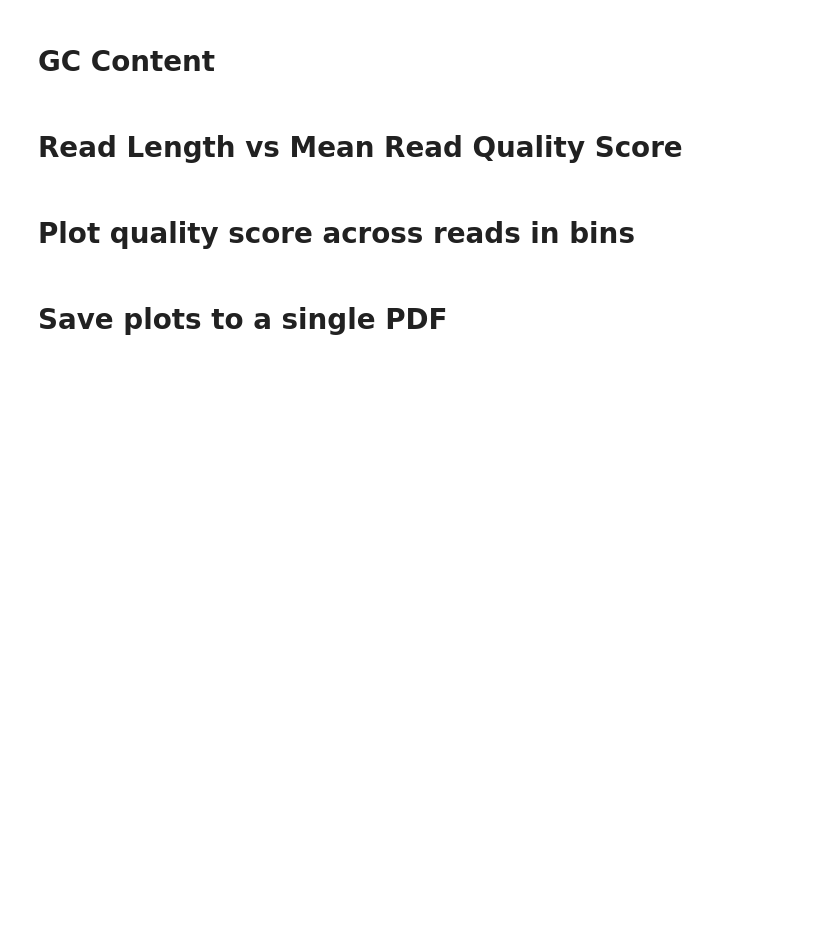
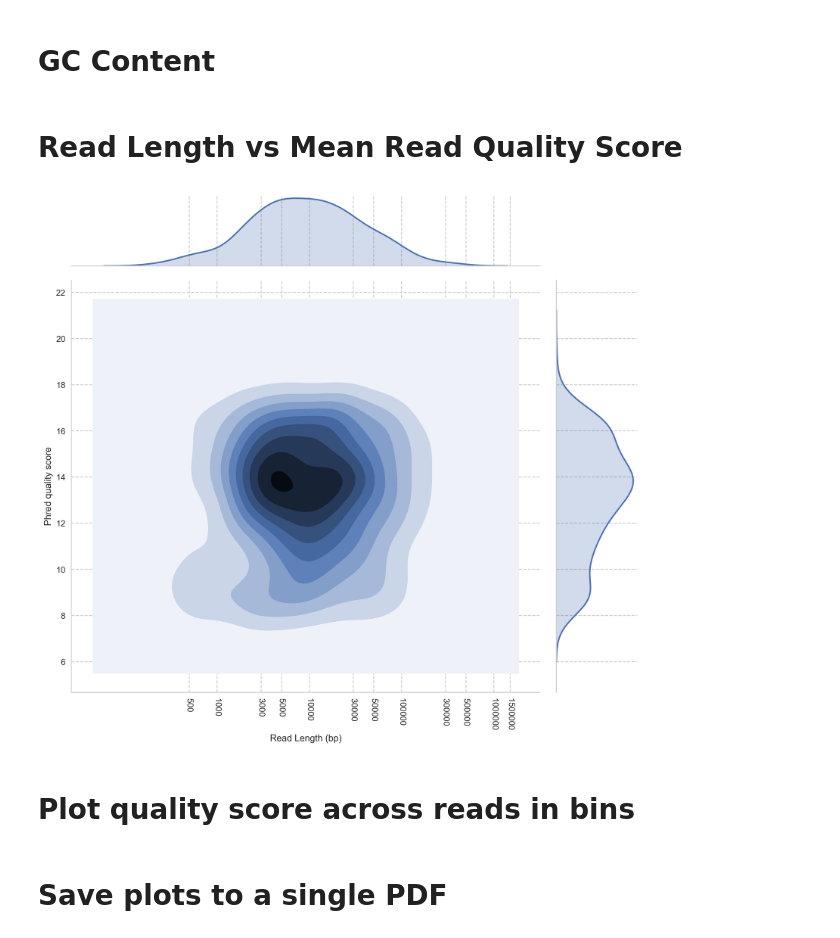
Before and after one commit to mbhall88/pistis, a Jupyter notebook: examples/plot_prototyping.ipynb, the cells around one changed output. Cells and saved outputs as stored; diff of their text form; code cells hidden in the pictures; blank space fills up the shorter version.

```diff
--- a/examples/plot_prototyping.ipynb
+++ b/examples/plot_prototyping.ipynb
@@ -77,7 +92,9 @@ __ = plots.gc_plot(gc_content)
 # %% [markdown]
 # Read Length vs Mean Read Quality Score
 # %%
-__ = plots.length_vs_qual_plot(read_lengths, mean_quality_scores)
+p = plots.length_vs_qual_plot(read_lengths, mean_quality_scores)
+# %% [output]
+[figure, added]
 # %% [markdown]
 # Plot quality score across reads in bins
 # %%
```
Also changed, not shown: parts of 6 cells of this notebook, 6 other files.
